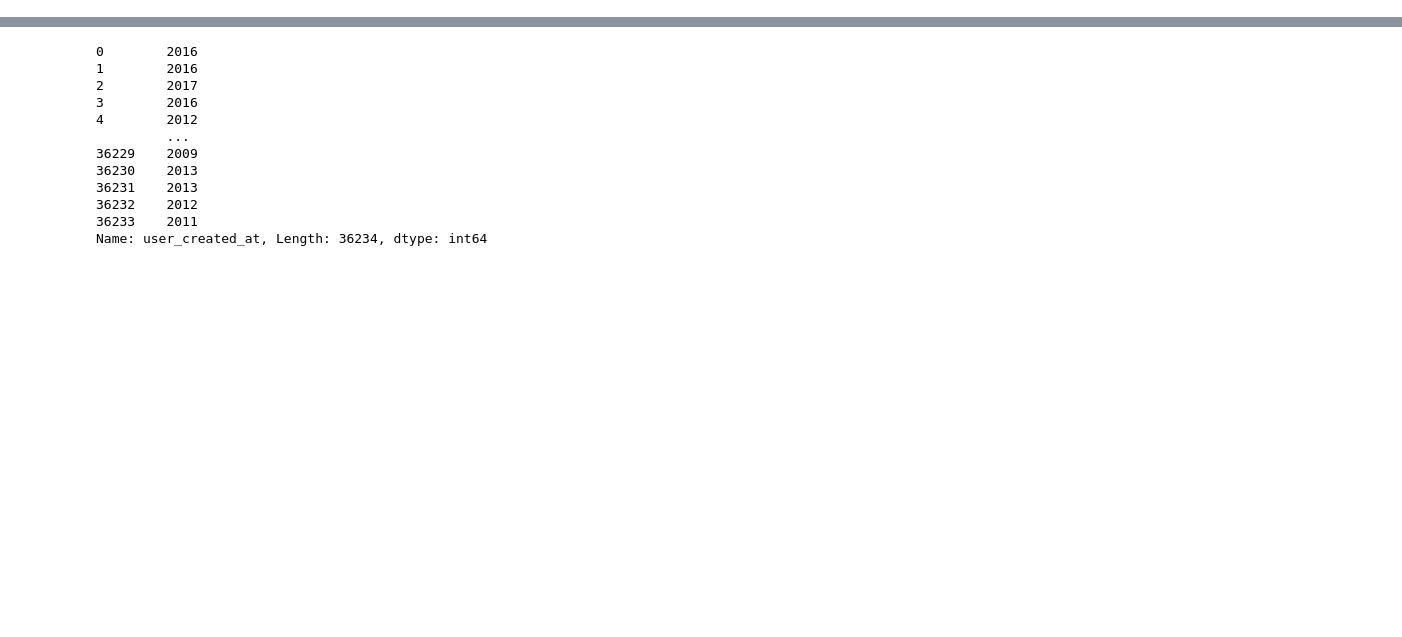
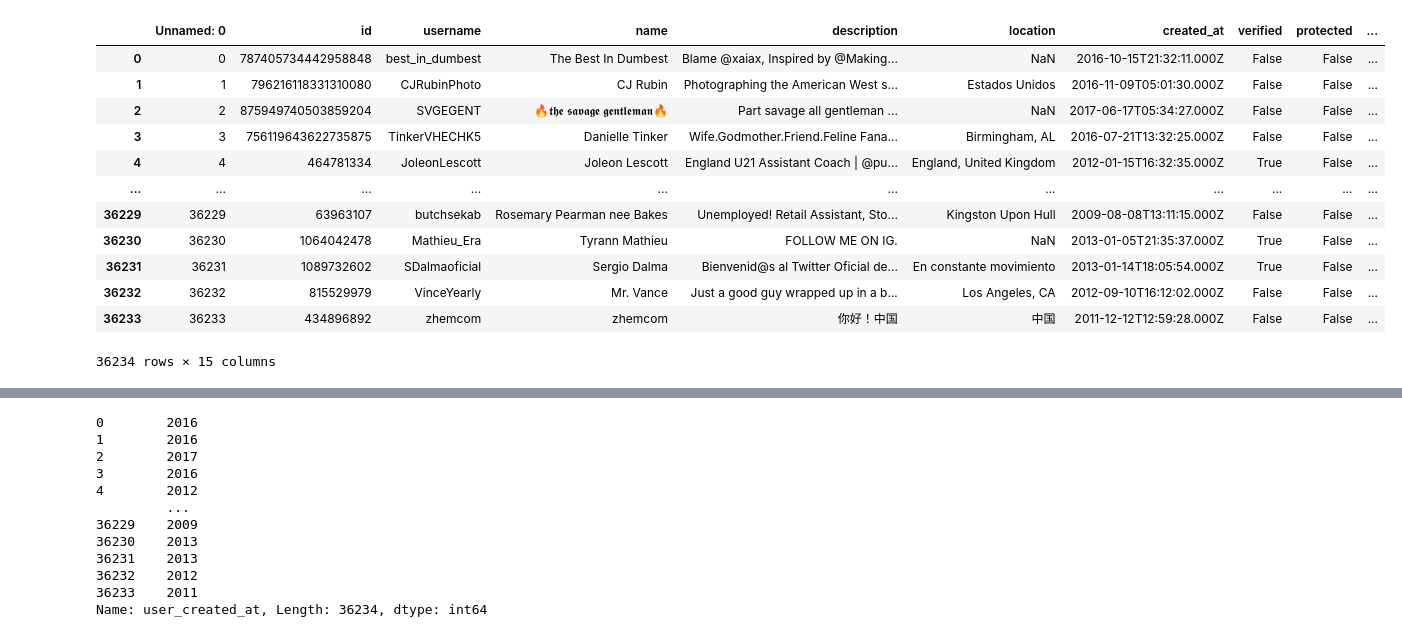
Before and after one commit to famagal/Twitter_bot_detection_713, a Jupyter notebook: notebooks/clemens_streamlit_preps.ipynb, the cells around one changed output, grey strips where cells are left out. Saved outputs shown, nothing was run; the diff lists cells and outputs as text; code cells hidden in the pictures; blank space fills up the shorter version.

```diff
--- a/notebooks/clemens_streamlit_preps.ipynb
+++ b/notebooks/clemens_streamlit_preps.ipynb
@@ -32,5 +33,21 @@ x_test_user
 user_df = pd.read_csv('../raw_data/users_data.csv',
                           sep='\t',
                           lineterminator='\n')
+# %%
+user_df
+# %% [output]
+|  | Unnamed: 0 | id | username | name | description | location | created_at | verified | protected | ... |
+| 0 | 0 | 787405734442958848 | best_in_dumbest | The Best In Dumbest | Blame @xaiax, Inspired by @Making... | NaN | 2016-10-15T21:32:11.000Z | False | False | ... |
+| 1 | 1 | 796216118331310080 | CJRubinPhoto | CJ Rubin | Photographing the American West s... | Estados Unidos | 2016-11-09T05:01:30.000Z | False | False | ... |
+| 2 | 2 | 875949740503859204 | SVGEGENT | 🔥𝖙𝖍𝖊 𝖘𝖆𝖛𝖆𝖌𝖊 𝖌𝖊𝖓𝖙𝖑𝖊𝖒𝖆𝖓🔥 | Part savage all gentleman ... | NaN | 2017-06-17T05:34:27.000Z | False | False | ... |
+| 3 | 3 | 756119643622735875 | TinkerVHECHK5 | Danielle Tinker | Wife.Godmother.Friend.Feline Fana... | Birmingham, AL | 2016-07-21T13:32:25.000Z | False | False | ... |
+| 4 | 4 | 464781334 | JoleonLescott | Joleon Lescott | England U21 Assistant Coach | @pu... | England, United Kingdom | 2012-01-15T16:32:35.000Z | True | False | ... |
+| ... | ... | ... | ... | ... | ... | ... | ... | ... | ... | ... |
+| 36229 | 36229 | 63963107 | butchsekab | Rosemary Pearman nee Bakes | Unemployed! Retail Assistant, Sto... | Kingston Upon Hull | 2009-08-08T13:11:15.000Z | False | False | ... |
+| 36230 | 36230 | 1064042478 | Mathieu_Era | Tyrann Mathieu | FOLLOW ME ON IG. | NaN | 2013-01-05T21:35:37.000Z | True | False | ... |
+| 36231 | 36231 | 1089732602 | SDalmaoficial | Sergio Dalma | Bienvenid@s al Twitter Oficial de... | En constante movimiento | 2013-01-14T18:05:54.000Z | True | False | ... |
+| 36232 | 36232 | 815529979 | VinceYearly | Mr. Vance | Just a good guy wrapped up in a b... | Los Angeles, CA | 2012-09-10T16:12:02.000Z | False | False | ... |
+| 36233 | 36233 | 434896892 | zhemcom | zhemcom | 你好！中国 | 中国 | 2011-12-12T12:59:28.000Z | False | False | ... |
+36234 rows × 15 columns
 # %%
 df = user_df_cleaner(user_df)
```
Also changed, not shown: parts of 7 cells of this notebook, 10 other files.
